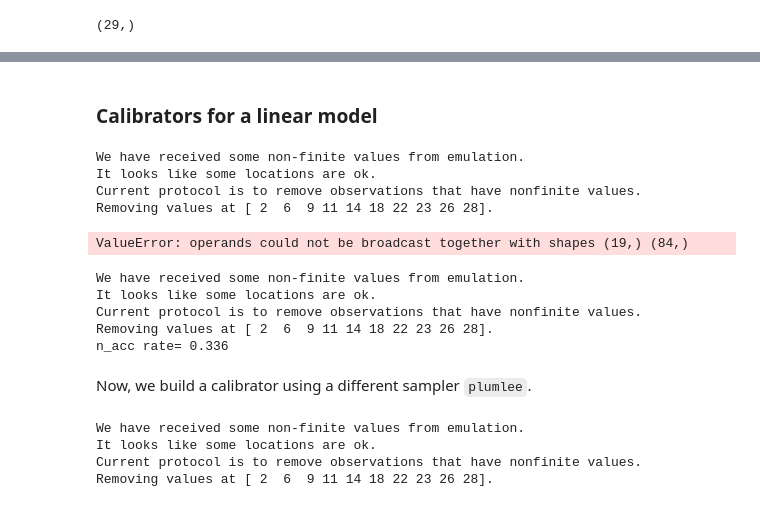
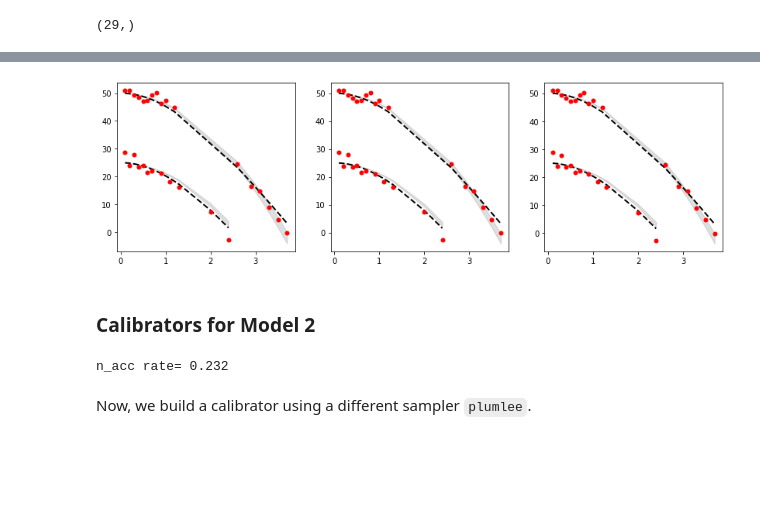
Before and after one commit to catatonicpig/ModCal, a Jupyter notebook: examples/Example2/Example2_nb.ipynb, the cells around one changed output, grey strips where cells are left out. Cells and saved outputs as stored; diff of their text form; code cells hidden in the pictures; blank space fills up the shorter version.

```diff
--- a/examples/Example2/Example2_nb.ipynb
+++ b/examples/Example2/Example2_nb.ipynb
@@ -128,7 +129,7 @@ tvec = np.concatenate((np.arange(0.1, 4.3, 0.1), np.arange(0.1, 4.3, 0.1)))
 hvec = np.concatenate((25 * np.ones(42), 50 * np.ones(42)))
 
 # the input of interest
-xtot = (np.vstack((tvec, hvec)).T).astype('object')
+xtot = (np.round(np.vstack((tvec, hvec)).T,3)).astype('object')
 xtotv = xtot.astype('float')
 xtot[xtot[:,1] == 25, 1] = 'lowdrop'
 xtot[xtot[:,1] == 50, 1] = 'highdrop'
@@ -140,13 +141,13 @@ thetacompexp_lin = priorphys_lin.rnd(50)
 thetacompexp_grav = priorphys_grav.rnd(50)
 
 # create a computer experiment to build an emulator for the linear simulation
-lin_results = balldropmodel_linear(xtotv, thetacompexp_lin)
+lin_results = balldropmodel_linear(xv, thetacompexp_lin)
 
 # create a computer experiment to build an emulator for the gravity simulation
-grav_results = balldropmodel_grav(xtotv, thetacompexp_grav)
+grav_results = balldropmodel_grav(xv, thetacompexp_grav)
 
 # build an emulator for the linear simulation
-emu_lin = emulator(xtot, thetacompexp_lin, lin_results, method = 'PCGPwM')
+emu_lin = emulator(x = x, theta = thetacompexp_lin, f = lin_results, method = 'PCGPwM')
 
 # build an emulator for the gravity simulation
-emu_grav = emulator(xtot, thetacompexp_grav, grav_results, method = 'PCGPwM')
+emu_grav = emulator(x = x, theta = thetacompexp_grav, f = grav_results, method = 'PCGPwM')
@@ -155,36 +208,29 @@ emu_grav = emulator(xtot, thetacompexp_grav, grav_results, method = 'PCGPwM')
+# %%
+fig, axs = plt.subplots(1, 3, figsize=(14, 4))
+axs[0] = plot_preds(cal_grav_1, axs[0])
+axs[1] = plot_preds(cal_grav_2, axs[1])
+axs[2] = plot_preds(cal_grav_3, axs[2])
+plt.show()
+# %% [output]
+[figure, added]
 # %% [markdown]
-### Calibrators for a linear model
+### Calibrators for Model 2
 # %%
-cal_lin = calibrator(emu_lin, y, x, thetaprior = priorphys_lin,
+cal_lin_1 = calibrator(emu = emu_lin, y = y, x = x, thetaprior = priorphys_lin,
                      method = 'directbayes',
                      yvar = obsvar)
-# %% [output]
-We have received some non-finite values from emulation.
-It looks like some locations are ok.
-Current protocol is to remove observations that have nonfinite values.
-Removing values at [ 2  6  9 11 14 18 22 23 26 28].
-ValueError: operands could not be broadcast together with shapes (19,) (84,)
 # %%
-cal_lin_1 = calibrator(emu = emu_lin, y = y, x = x, thetaprior = priorphys_lin,
+cal_lin_2 = calibrator(emu = emu_lin, y = y, x = x, thetaprior = priorphys_lin,
                        method = 'MLcal', yvar = obsvar,
                        args = {'theta0': np.array([0, 9]),
                                'numsamp' : 1000,
                                'stepType' : 'normal',
                                'stepParam' : np.array([0.1, 1])})
 # %% [output]
-We have received some non-finite values from emulation.
-It looks like some locations are ok.
-Current protocol is to remove observations that have nonfinite values.
-Removing values at [ 2  6  9 11 14 18 22 23 26 28].
-n_acc rate= 0.336
+n_acc rate= 0.232
 # %% [markdown]
 Now, we build a calibrator using a different sampler `plumlee`.
 # %%
-cal_lin_2 = calibrator(emu = emu_lin, y = y, x = x, thetaprior = priorphys_lin,
+cal_lin_3 = calibrator(emu = emu_lin, y = y, x = x, thetaprior = priorphys_lin,
                        method = 'MLcal', yvar = obsvar,
                        args = {'sampler' : 'plumlee'})
-# %% [output]
-We have received some non-finite values from emulation.
-It looks like some locations are ok.
-Current protocol is to remove observations that have nonfinite values.
-Removing values at [ 2  6  9 11 14 18 22 23 26 28].
```
Also changed, not shown: parts of 26 cells of this notebook, 4 other files.
